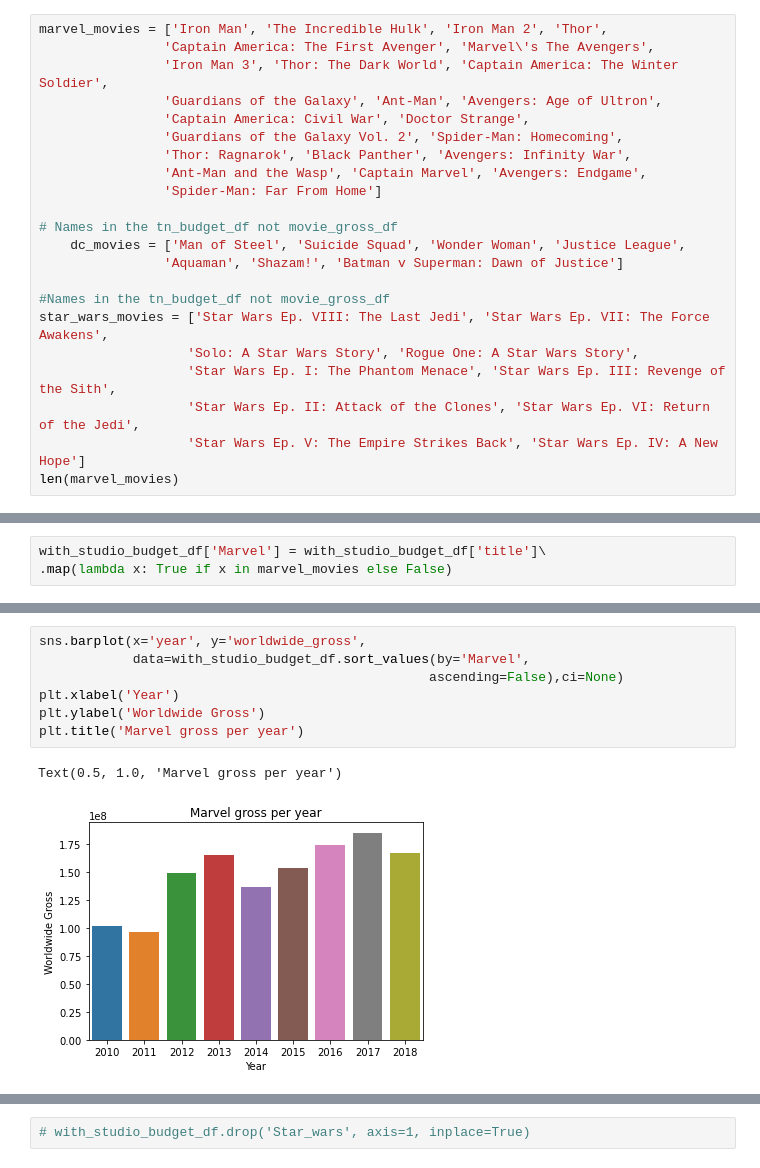
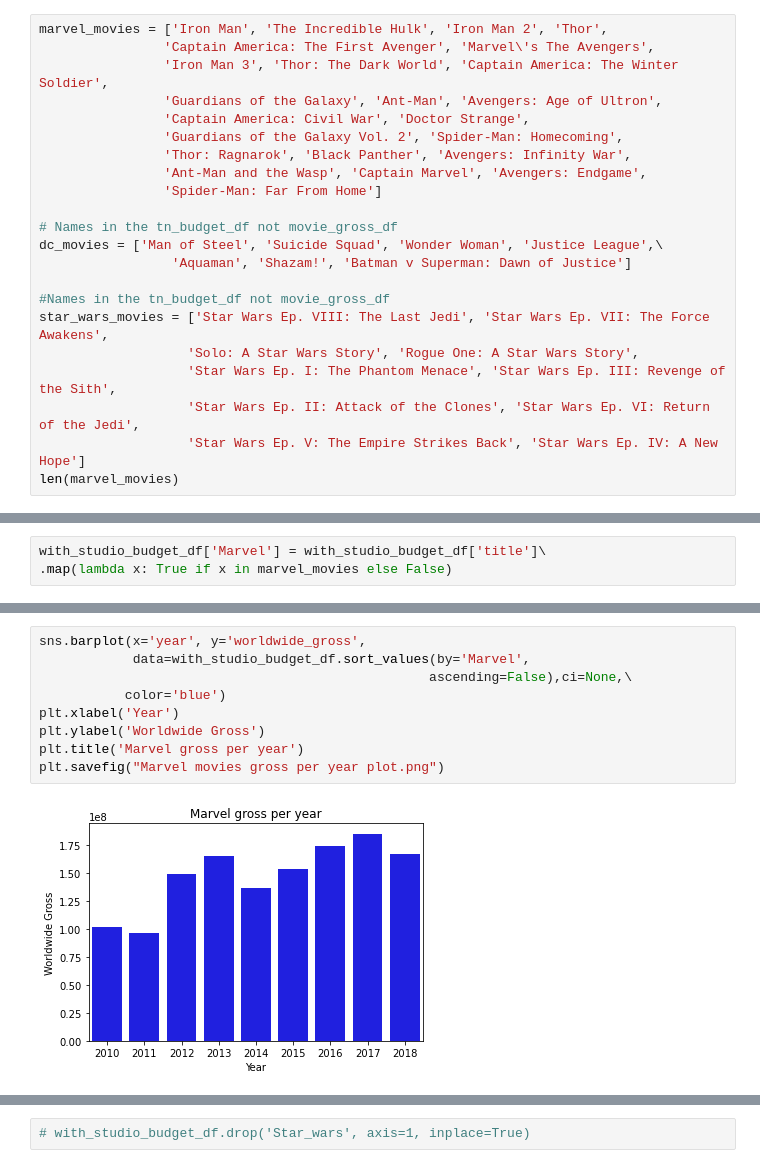
Before and after one commit to RipPhillip/dsc-phase-1-project, a Jupyter notebook: My main.ipynb, the cells around one changed output, grey strips where cells are left out. Saved outputs shown, nothing was run; the diff lists cells and outputs as text.

```diff
--- a/My main.ipynb
+++ b/My main.ipynb
@@ -171,8 +171,8 @@ marvel_movies = ['Iron Man', 'The Incredible Hulk', 'Iron Man 2', 'Thor',
                 'Spider-Man: Far From Home']
 
 # Names in the tn_budget_df not movie_gross_df
-    dc_movies = ['Man of Steel', 'Suicide Squad', 'Wonder Woman', 'Justice League',
-                'Aquaman', 'Shazam!', 'Batman v Superman: Dawn of Justice']
+dc_movies = ['Man of Steel', 'Suicide Squad', 'Wonder Woman', 'Justice League',\
+                 'Aquaman', 'Shazam!', 'Batman v Superman: Dawn of Justice']
 
 #Names in the tn_budget_df not movie_gross_df
 star_wars_movies = ['Star Wars Ep. VIII: The Last Jedi', 'Star Wars Ep. VII: The Force Awakens',
@@ -240,13 +240,14 @@ with_studio_budget_df.sort_values(by='domestic_gross_x', ascending=False).head(1
 # %%
 sns.barplot(x='year', y='worldwide_gross',
             data=with_studio_budget_df.sort_values(by='Marvel',
-                                                  ascending=False),ci=None)
+                                                  ascending=False),ci=None,\
+           color='blue')
 plt.xlabel('Year')
 plt.ylabel('Worldwide Gross')
 plt.title('Marvel gross per year')
+plt.savefig("Marvel movies gross per year plot.png")
 # %% [output]
-Text(0.5, 1.0, 'Marvel gross per year')
-[figure, old version]
+[figure, new version]
 # %%
 with_studio_budget_df[with_studio_budget_df['Marvel']]
 # %% [output]
```
Also changed, not shown: parts of 17 cells of this notebook, 14 other files.
